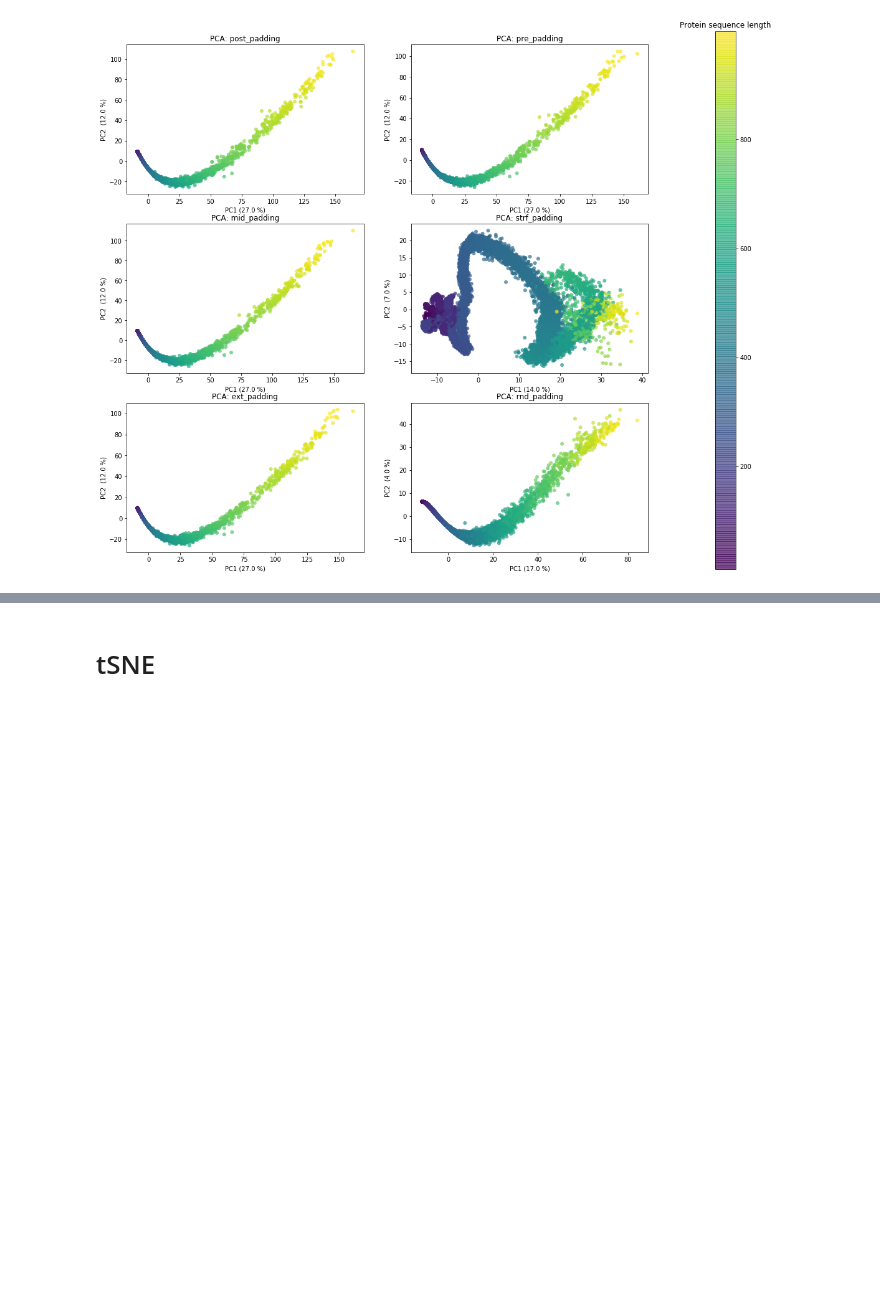
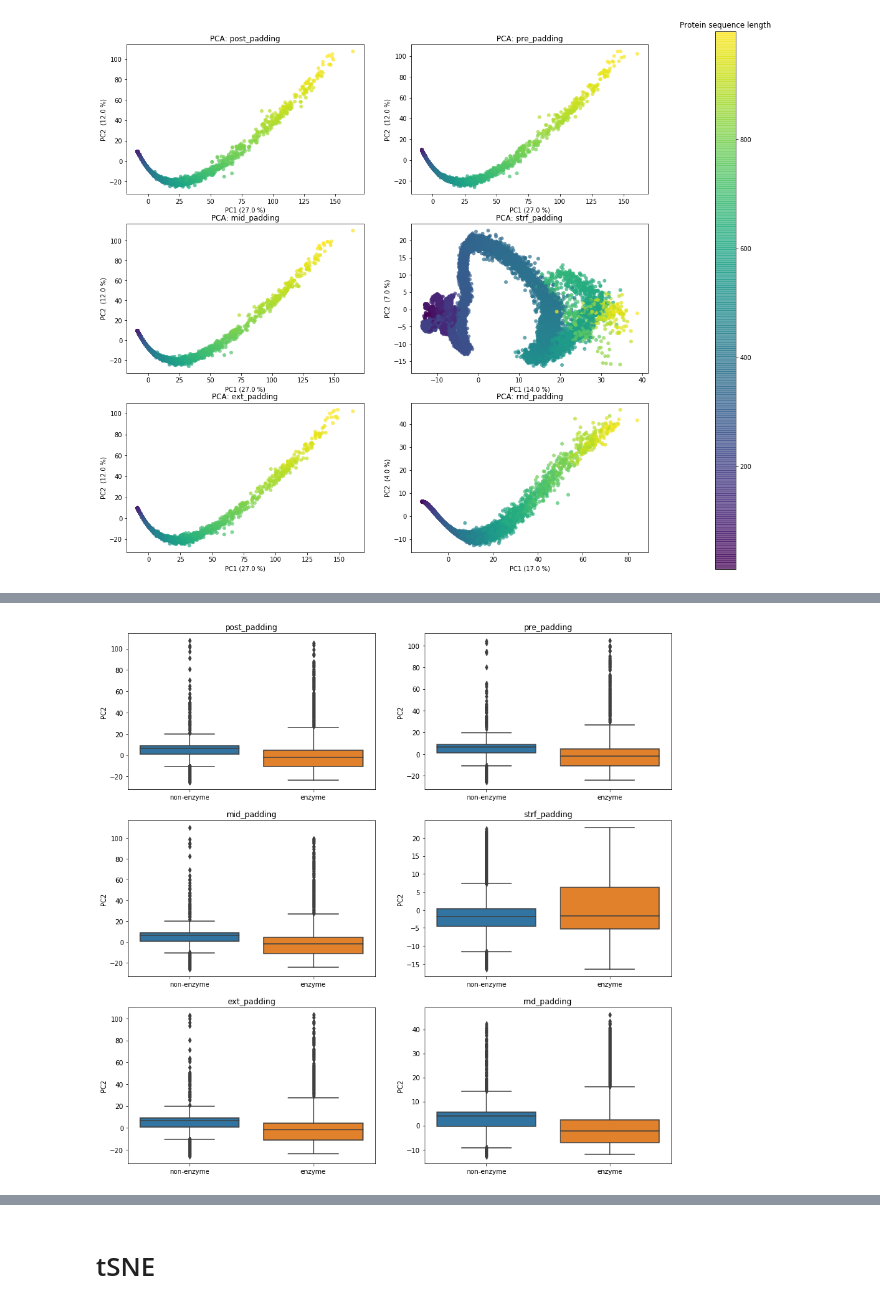
Before and after one commit to b2slab/padding_benchmark, a Jupyter notebook: notebooks/pre_statistics.ipynb, the cells around one changed output, grey strips where cells are left out. Saved outputs shown, nothing was run; the diff lists cells and outputs as text; code cells hidden in the pictures; blank space fills up the shorter version.

```diff
--- a/notebooks/pre_statistics.ipynb
+++ b/notebooks/pre_statistics.ipynb
@@ -288,0 +305,15 @@ fig.savefig(file_pcas, bbox_inches='tight')
+# %%
+# Sergi suggestion: plot PC2 scores vs enzyme/non-enzyme (to see if there are differences beyond PC1)
+fig, axs = plt.subplots(3,2, figsize=(15,15))
+for idx, type_padding in enumerate(list_paddings):
+    pc_tr = trained_pcas[idx]
+    pc2 = pc_tr[:,1]
+    df = pd.DataFrame([pc2, binEnzyme_list]).T
+    df.columns = ["PC2", "type"]
+    ey = sns.boxplot(x="type", y="PC2", data=df, ax=axs[coord_axs[idx][0], coord_axs[idx][1]])
+    ey.set_title('%s' % type_padding)
+    ey.set_ylabel('PC2')
+    ey.set_xlabel('')
+    ey.set_xticklabels(["non-enzyme", "enzyme"])
+# %% [output]
+[figure, added]
```
Also changed, not shown: parts of 11 cells of this notebook, 4 other files.
